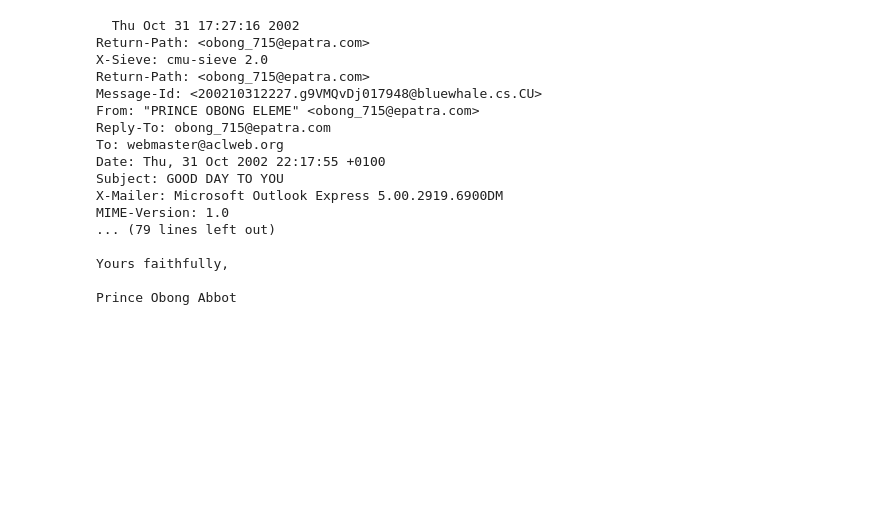
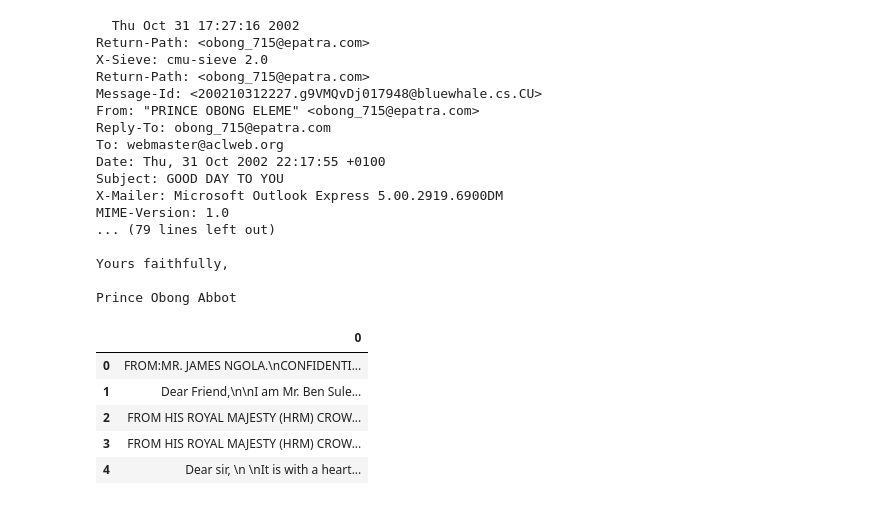
Before and after one commit to dajebbar/nlp_tf1, a Jupyter notebook: 4-NLP-TransferLearning/1-intro/1_Spam_traditional_way.ipynb, the cells around one changed output. Cells and saved outputs as stored; diff of their text form; code cells hidden in the pictures; blank space fills up the shorter version.

Commit message:
get fraudulent emails in df

```diff
--- a/4-NLP-TransferLearning/1-intro/1_Spam_traditional_way.ipynb
+++ b/4-NLP-TransferLearning/1-intro/1_Spam_traditional_way.ipynb
@@ -128,3 +128,15 @@ MIME-Version: 1.0
 Yours faithfully,
 
 Prince Obong Abbot
+# %%
+fraud = pd.DataFrame(fraud_emails, columns=["message"], dtype=str)
+fraud_bodies = extract_msg(fraud)
+fraud_bodies_df = pd.DataFrame(fraud_bodies[1:])
+fraud_bodies_df.head()
+# %% [output]
+|  | 0 |
+| 0 | FROM:MR. JAMES NGOLA.\nCONFIDENTI... |
+| 1 | Dear Friend,\n\nI am Mr. Ben Sule... |
+| 2 | FROM HIS ROYAL MAJESTY (HRM) CROW... |
+| 3 | FROM HIS ROYAL MAJESTY (HRM) CROW... |
+| 4 | Dear sir, \n \nIt is with a heart... |
```
